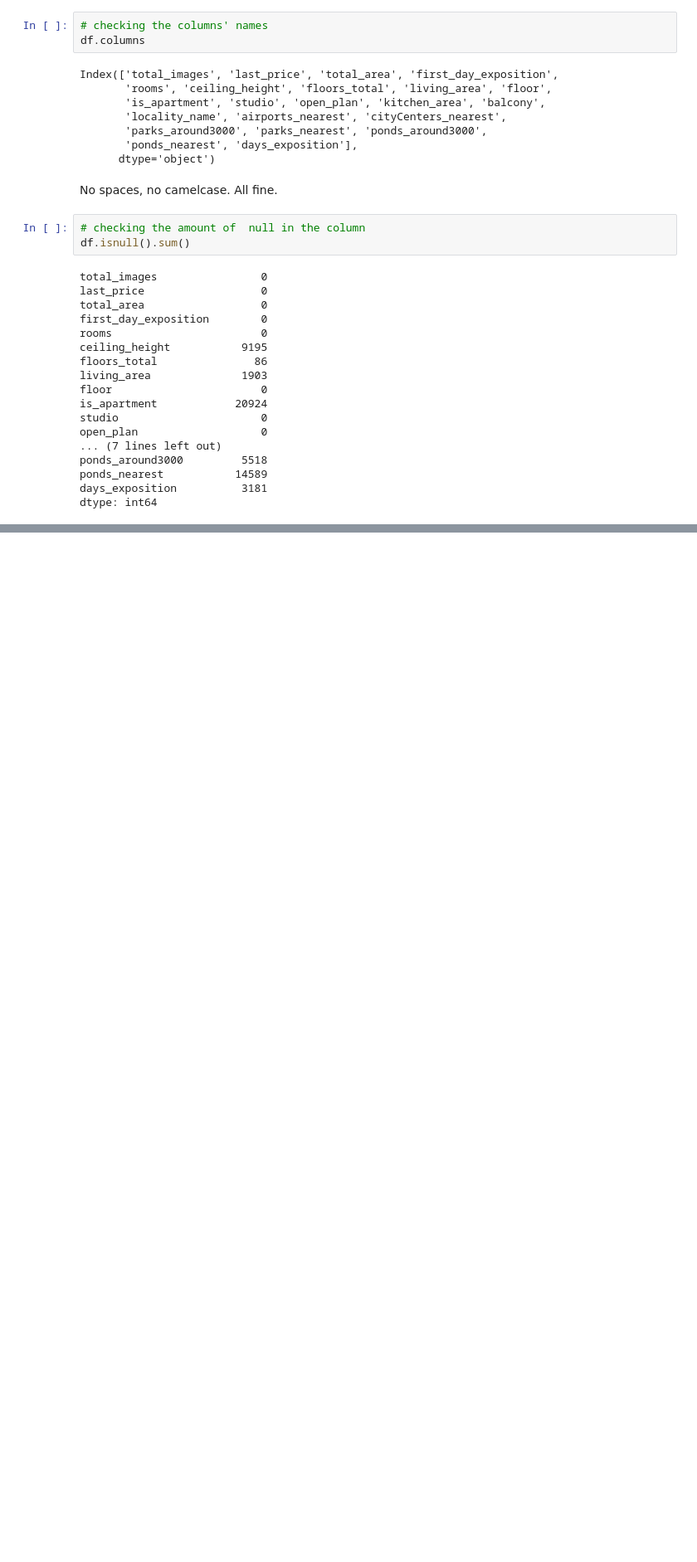
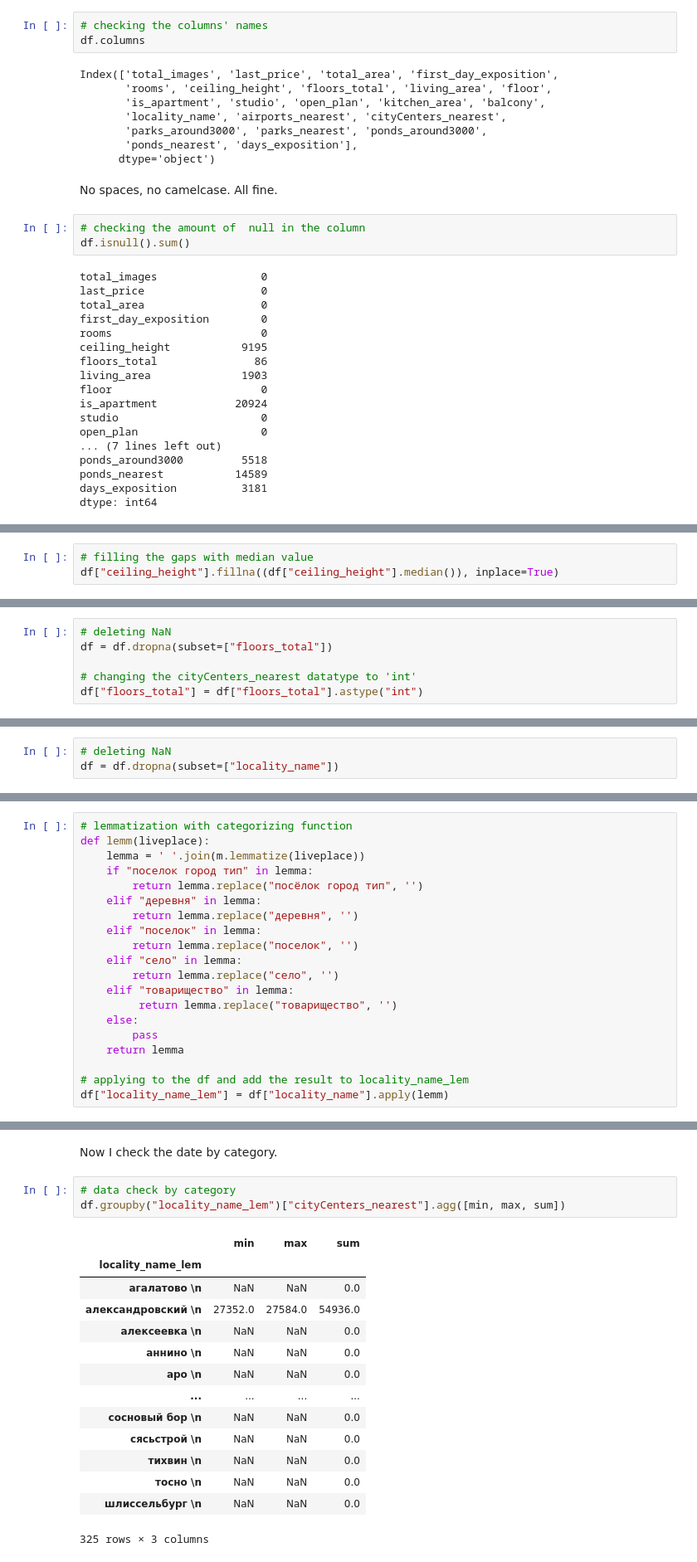
Before and after one commit to f4n9x/da_portfolio, a Jupyter notebook: 002_Real_Estate/real_estate.ipynb, the cells around one changed output, grey strips where cells are left out. Shown at 83% size. Cells and saved outputs as stored; diff of their text form; blank space fills up the shorter version.

```diff
--- a/002_Real_Estate/real_estate.ipynb
+++ b/002_Real_Estate/real_estate.ipynb
@@ -151,0 +173,3 @@ dtype: int64
+# %%
+# filling the gaps with median value
+df["ceiling_height"].fillna((df["ceiling_height"].median()), inplace=True)
@@ -151,0 +182,6 @@ dtype: int64
+# %%
+# deleting NaN
+df = df.dropna(subset=["floors_total"])
+
+# changing the cityCenters_nearest datatype to 'int'
+df["floors_total"] = df["floors_total"].astype("int")
@@ -151,0 +190,3 @@ dtype: int64
+# %%
+# deleting NaN
+df = df.dropna(subset=["locality_name"])
@@ -151,0 +241,20 @@ dtype: int64
+# %%
+# lemmatization with categorizing function
+def lemm(liveplace):
+    lemma = ' '.join(m.lemmatize(liveplace))
+    if "поселок город тип" in lemma:
+        return lemma.replace("посёлок город тип", '')
+    elif "деревня" in lemma:
+        return lemma.replace("деревня", '')
+    elif "поселок" in lemma:
+        return lemma.replace("поселок", '')
+    elif "село" in lemma:
+        return lemma.replace("село", '')
+    elif "товарищество" in lemma:
+         return lemma.replace("товарищество", '')
+    else:
+        pass
+    return lemma
+
+# applying to the df and add the result to locality_name_lem
+df["locality_name_lem"] = df["locality_name"].apply(lemm)
@@ -151,0 +277,20 @@ dtype: int64
+# %% [markdown]
+Now I check the date by category.
+# %%
+# data check by category
+df.groupby("locality_name_lem")["cityCenters_nearest"].agg([min, max, sum])
+# %% [output]
+|  | min | max | sum |
+| locality_name_lem |  |  |  |
+| агалатово \n | NaN | NaN | 0.0 |
+| александровский \n | 27352.0 | 27584.0 | 54936.0 |
+| алексеевка \n | NaN | NaN | 0.0 |
+| аннино \n | NaN | NaN | 0.0 |
+| аро \n | NaN | NaN | 0.0 |
+| ... | ... | ... | ... |
+| сосновый бор \n | NaN | NaN | 0.0 |
+| сясьстрой \n | NaN | NaN | 0.0 |
+| тихвин \n | NaN | NaN | 0.0 |
+| тосно \n | NaN | NaN | 0.0 |
+| шлиссельбург \n | NaN | NaN | 0.0 |
+325 rows × 3 columns
```
Also changed, not shown: parts of 14 cells of this notebook.
